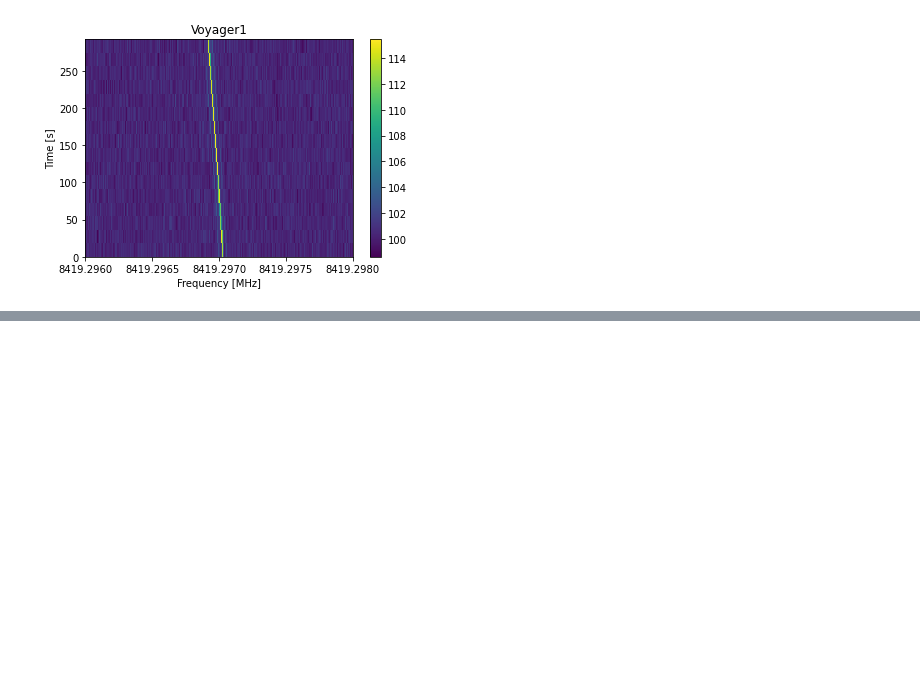
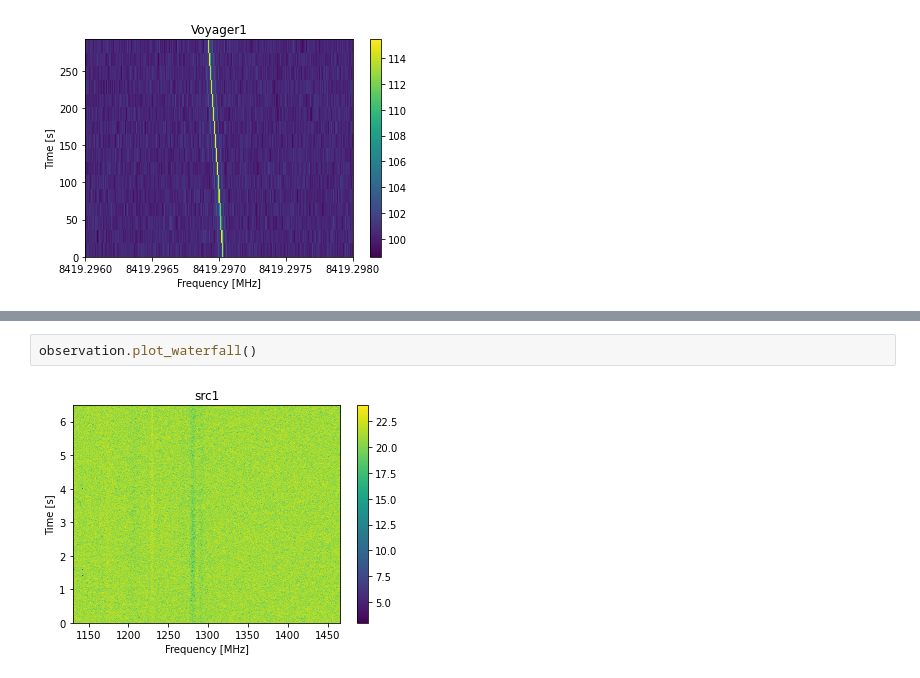
Before and after one commit to KazAndr/test_modules, a Jupyter notebook: blimpy/testarea.ipynb, the cells around one changed output, grey strips where cells are left out. Cells and saved outputs as stored; diff of their text form; blank space fills up the shorter version.

```diff
--- a/blimpy/testarea.ipynb
+++ b/blimpy/testarea.ipynb
@@ -71,0 +107,4 @@ observation.plot_waterfall(f_start=8419.296, f_stop=8419.298)
+# %%
+observation.plot_waterfall()
+# %% [output]
+[figure, added]
```
Also changed, not shown: parts of 5 cells of this notebook.
